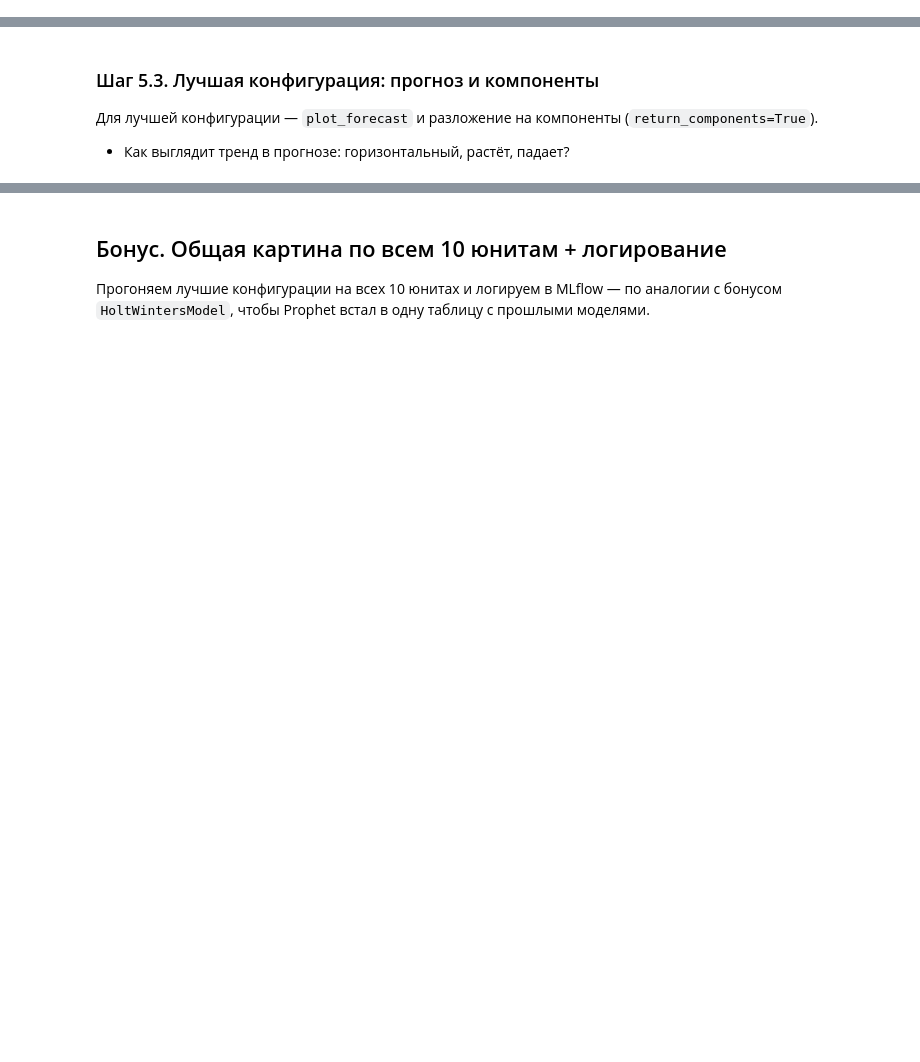
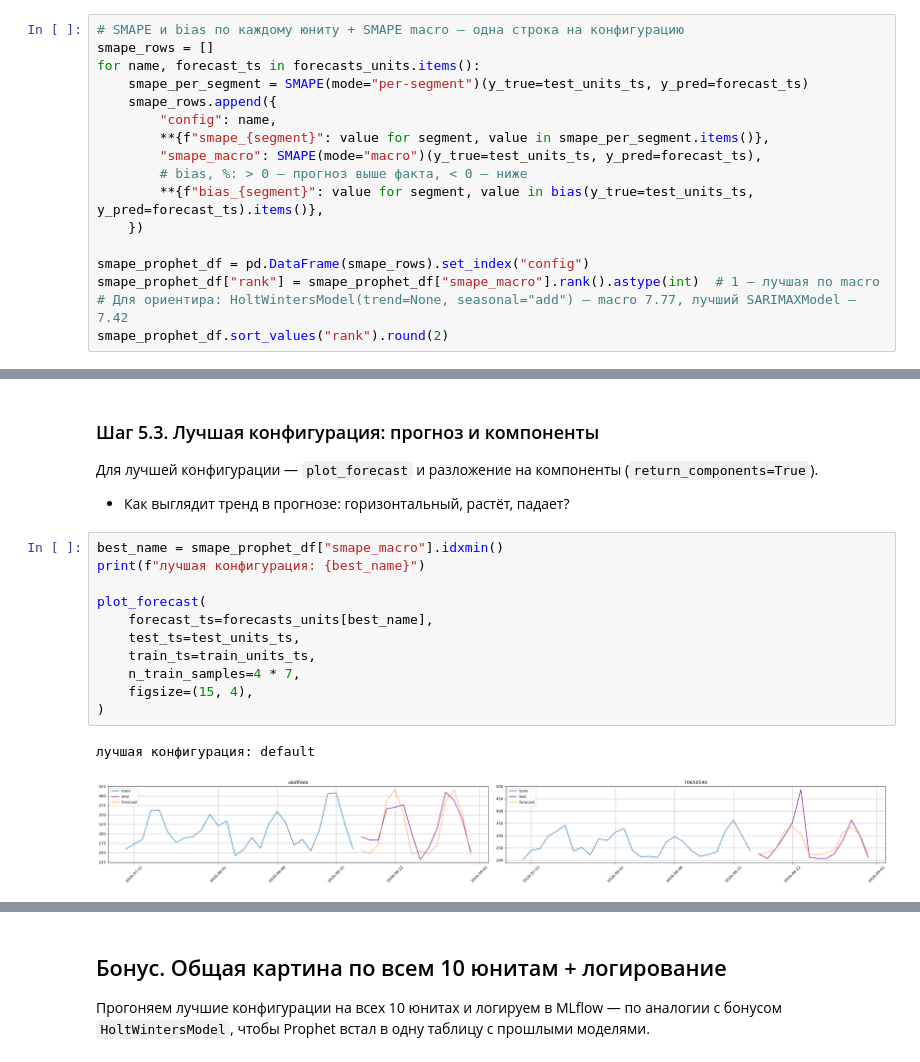
Before and after one commit to skv-analyst/study-etna, a Jupyter notebook: weeks/week-02-advanced-models/ch07-ProphetModel.ipynb, the cells around one changed output, grey strips where cells are left out. Saved outputs shown, nothing was run; the diff lists cells and outputs as text; blank space fills up the shorter version.

```diff
--- a/weeks/week-02-advanced-models/ch07-ProphetModel.ipynb
+++ b/weeks/week-02-advanced-models/ch07-ProphetModel.ipynb
@@ -944,3 +1047,20 @@ aggregate_metrics=True:      3.4273
 
 - Какая конфигурация лучшая? Подтвердилась ли гипотеза из Задания 4?
 - Как повёл себя гибкий тренд (`changepoint_prior_scale=0.5`) на шумных данных — в отличие от синтетики?
+# %%
+# SMAPE и bias по каждому юниту + SMAPE macro — одна строка на конфигурацию
+smape_rows = []
+for name, forecast_ts in forecasts_units.items():
+    smape_per_segment = SMAPE(mode="per-segment")(y_true=test_units_ts, y_pred=forecast_ts)
+    smape_rows.append({
+        "config": name,
+        **{f"smape_{segment}": value for segment, value in smape_per_segment.items()},
+        "smape_macro": SMAPE(mode="macro")(y_true=test_units_ts, y_pred=forecast_ts),
+        # bias, %: > 0 — прогноз выше факта, < 0 — ниже
+        **{f"bias_{segment}": value for segment, value in bias(y_true=test_units_ts, y_pred=forecast_ts).items()},
+    })
+
+smape_prophet_df = pd.DataFrame(smape_rows).set_index("config")
+smape_prophet_df["rank"] = smape_prophet_df["smape_macro"].rank().astype(int)  # 1 — лучшая по macro
+# Для ориентира: HoltWintersModel(trend=None, seasonal="add") — macro 7.77, лучший SARIMAXModel — 7.42
+smape_prophet_df.sort_values("rank").round(2)
@@ -952,3 +1085,17 @@ aggregate_metrics=True:      3.4273
 Для лучшей конфигурации — `plot_forecast` и разложение на компоненты (`return_components=True`).
 
 - Как выглядит тренд в прогнозе: горизонтальный, растёт, падает?
+# %%
+best_name = smape_prophet_df["smape_macro"].idxmin()
+print(f"лучшая конфигурация: {best_name}")
+
+plot_forecast(
+    forecast_ts=forecasts_units[best_name],
+    test_ts=test_units_ts,
+    train_ts=train_units_ts,
+    n_train_samples=4 * 7,
+    figsize=(15, 4),
+)
+# %% [output]
+лучшая конфигурация: default
+[figure, added]
```
Also changed, not shown: parts of 45 cells of this notebook.
